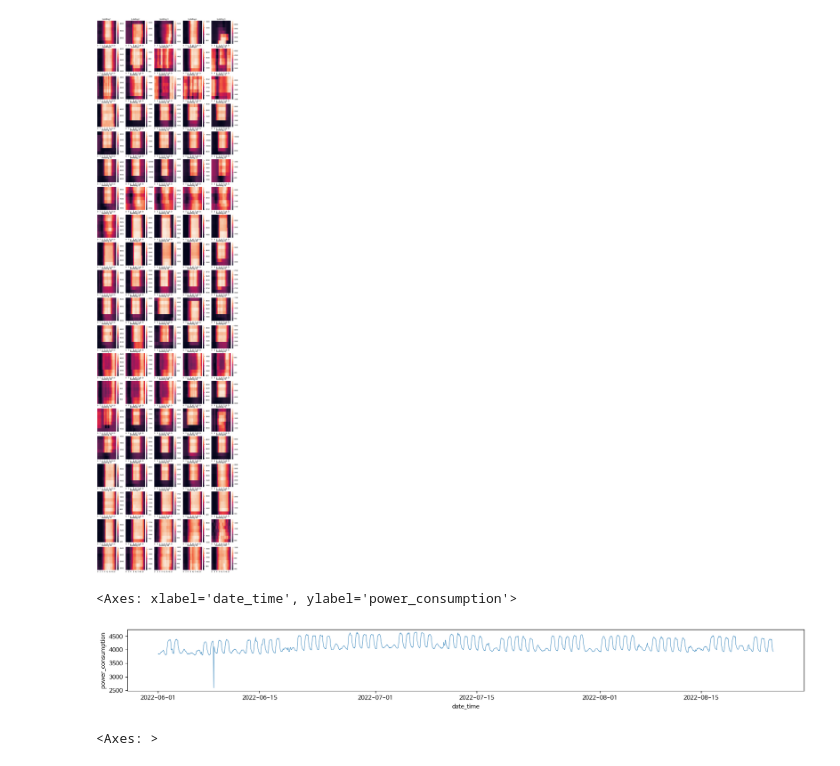
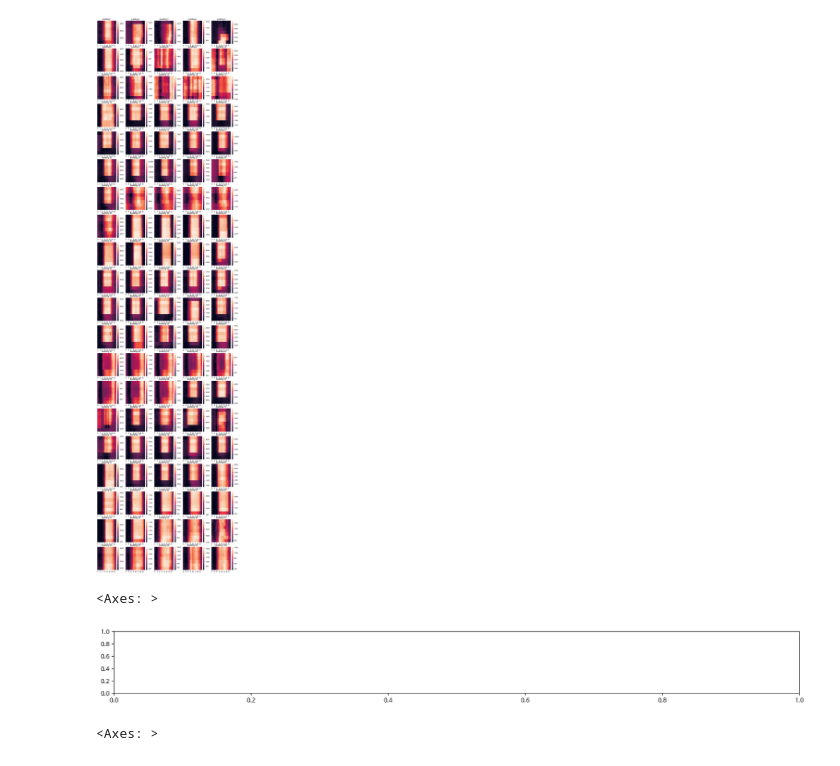
Before and after one commit to noweahc/energy, a Jupyter notebook: EDA.ipynb, the cells around one changed output. Drawn from its saved outputs; the diff is of its cells as text; code cells hidden in the pictures.

```diff
--- a/EDA.ipynb
+++ b/EDA.ipynb
@@ -332,12 +332,14 @@ for num in eda_df['building_number'].unique():
 # %%
 #매주 수요일마다 나타나는 패턴인지 ? 이상치 맞는듯?
 buil_56 = eda_df[eda_df.building_number == 56]
+buil_56.reset_index()
+buil_56_sliced = buil_56.loc[500:1000]
 fig = plt.figure(figsize = (20, 4))
 plt.subplot(211)
-sns.lineplot(data = buil_56, x = 'date_time', y = 'power_consumption', linewidth = 0.6)
+sns.lineplot(data = buil_56_sliced, x = 'date_time', y = 'power_consumption', linewidth = 0.6)
 # %% [output]
-<Axes: xlabel='date_time', ylabel='power_consumption'>
+<Axes: >
-[figure, old version]
+[figure, new version]
 # %%
 eda_df[(eda_df['building_number'] == 56) | (eda_df['weekday'] == 3)]['power_consumption'].plot(figsize = (18,4))
 # %% [output]
```
